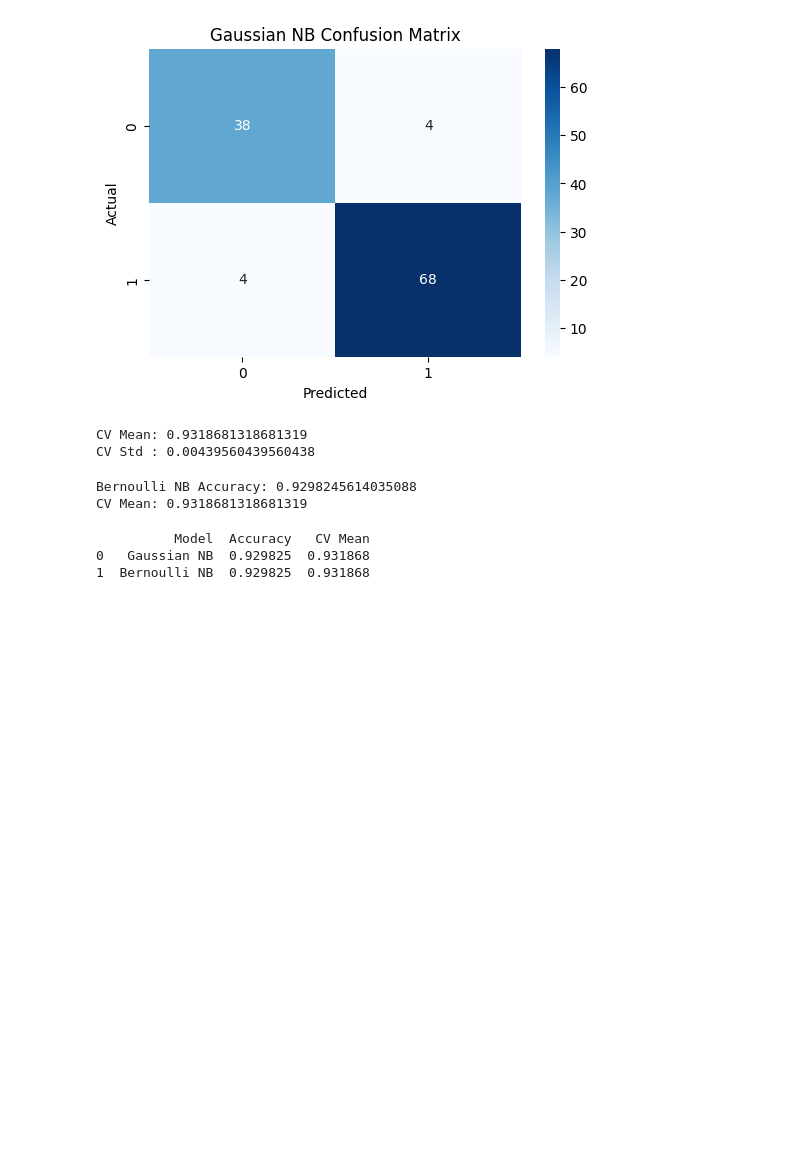
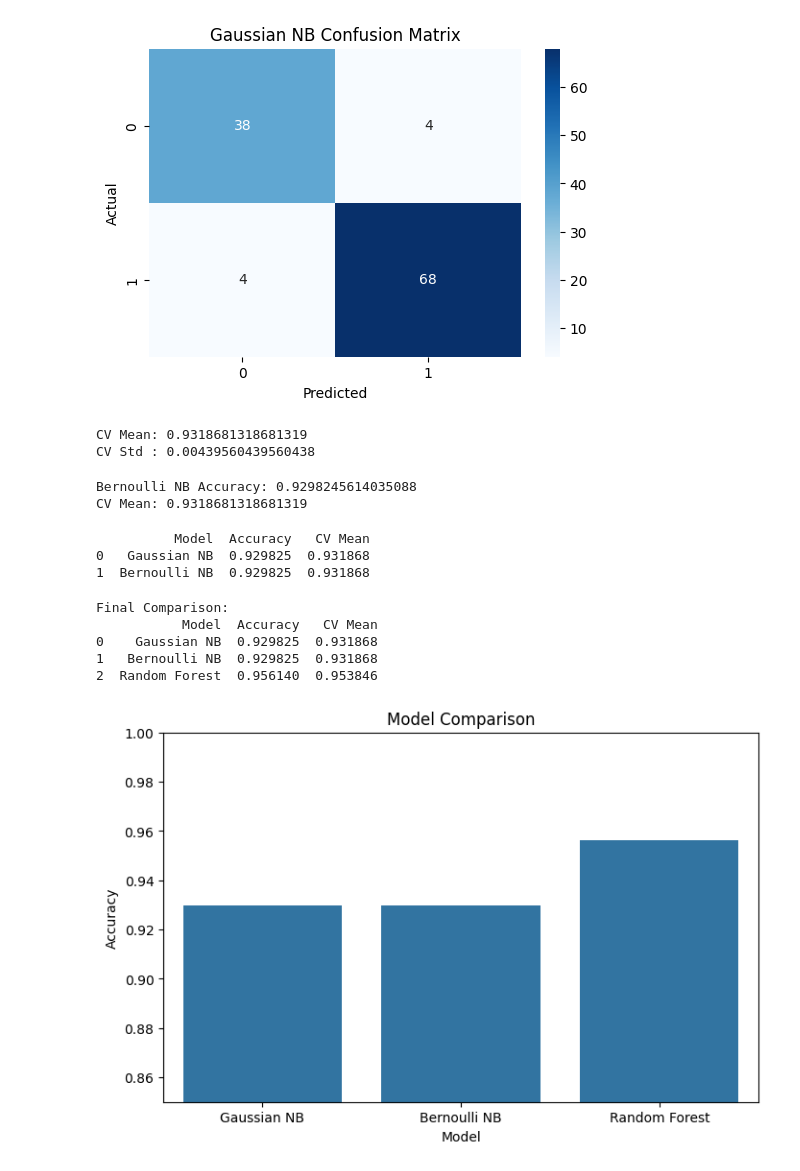
Before and after one commit to AkshitaSharma211/ml-journey, a Jupyter notebook: naivebayes.ipynb, the cells around one changed output. Cells and saved outputs as stored; diff of their text form; code cells hidden in the pictures; blank space fills up the shorter version.

Commit message:
feat: naive bayes complete - gaussian=92.9%, bernoulli=92.9%, rf=95.6% comparison done

```diff
--- a/naivebayes.ipynb
+++ b/naivebayes.ipynb
@@ -143,3 +143,41 @@ print(results)
           Model  Accuracy   CV Mean
 0   Gaussian NB  0.929825  0.931868
 1  Bernoulli NB  0.929825  0.931868
+# %%
+
+# ── 9. Compare with Random Forest ─────────────
+from sklearn.ensemble import RandomForestClassifier
+
+rf = RandomForestClassifier(n_estimators=100, random_state=42)
+rf.fit(X_train_scaled, y_train)
+y_pred_rf = rf.predict(X_test_scaled)
+
+final_results = pd.DataFrame({
+    'Model': ['Gaussian NB', 'Bernoulli NB', 'Random Forest'],
+    'Accuracy': [
+        accuracy_score(y_test, y_pred_gnb),
+        accuracy_score(y_test, y_pred_bnb),
+        accuracy_score(y_test, y_pred_rf)
+    ],
+    'CV Mean': [
+        cv_gnb.mean(),
+        cv_bnb.mean(),
+        cross_val_score(rf, X_train_scaled, y_train, cv=5).mean()
+    ]
+})
+print("\nFinal Comparison:")
+print(final_results)
+# %% [output]
+Final Comparison:
+           Model  Accuracy   CV Mean
+0    Gaussian NB  0.929825  0.931868
+1   Bernoulli NB  0.929825  0.931868
+2  Random Forest  0.956140  0.953846
+# %%
+plt.figure(figsize=(8,5))
+sns.barplot(data=final_results, x='Model', y='Accuracy')
+plt.title('Model Comparison')
+plt.ylim(0.85, 1.0)
+plt.show()
+# %% [output]
+[figure, added]
```
